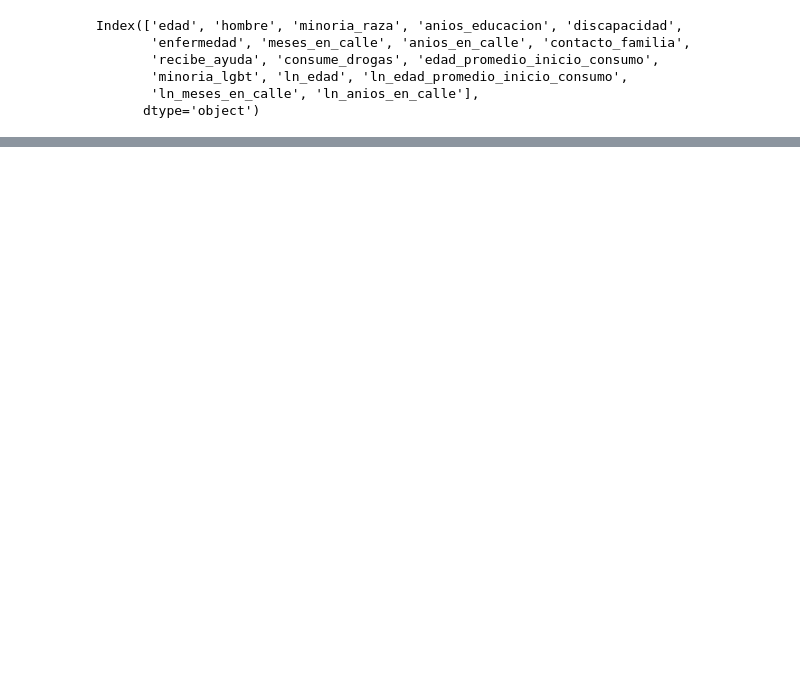
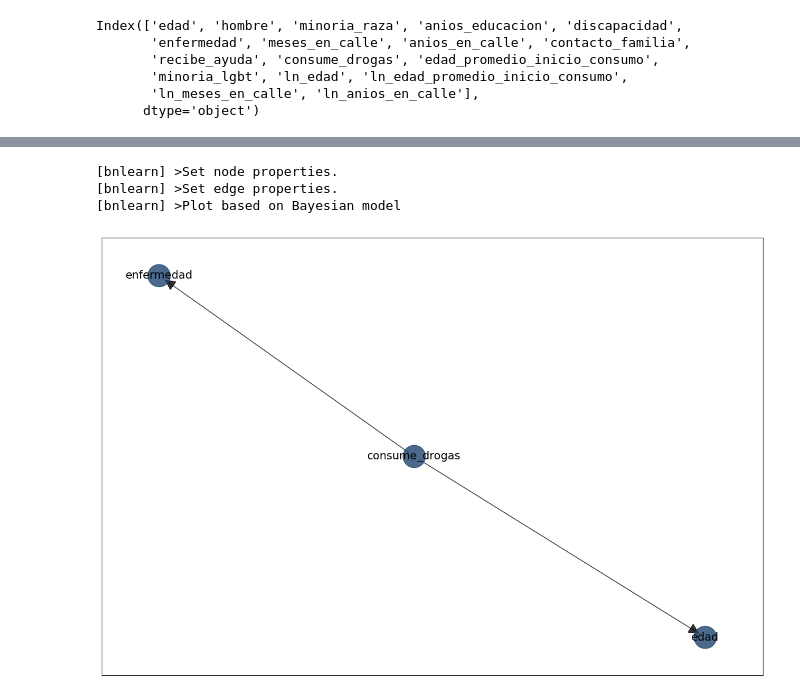
Before and after one commit to rmateusc/bayes-homelessness, a Jupyter notebook: src/causality.ipynb, the cells around one changed output, grey strips where cells are left out. Drawn from its saved outputs; the diff is of its cells as text; code cells hidden in the pictures; blank space fills up the shorter version.

```diff
--- a/src/causality.ipynb
+++ b/src/causality.ipynb
@@ -14,0 +410,4 @@ df = pd.read_csv(
+# %%
+# Inferences with two or more variables can also be made such as:
+q3 = bn.inference.fit(model, variables=['Wet_Grass','Rain'], evidence={'Sprinkler':1})
+print(q3.df)
@@ -14,0 +443,7 @@ df = pd.read_csv(
+# %%
+# Get root directory
+root_dir = os.path.dirname(os.path.abspath(''))
+# read data
+df_1 = pd.read_csv(
+    os.path.join(root_dir, 'data', 'filtered_data.csv')
+    )
@@ -37,0 +475,6 @@ vif_data
+# %%
+df = df_1[['anios_en_calle', 'consume_drogas', 'edad', 'contacto_familia', 'enfermedad']]
+# df = df_1
+# %%
+# Learn the DAG in data using Bayesian structure learning:
+DAG = bn.structure_learning.fit(df)
@@ -37,0 +504,8 @@ vif_data
+# %%
+# Plot
+G = bn.plot(DAG)
+# %% [output]
+[bnlearn] >Set node properties.
+[bnlearn] >Set edge properties.
+[bnlearn] >Plot based on Bayesian model
+[figure, added]
```
Also changed, not shown: parts of 41 cells of this notebook.
